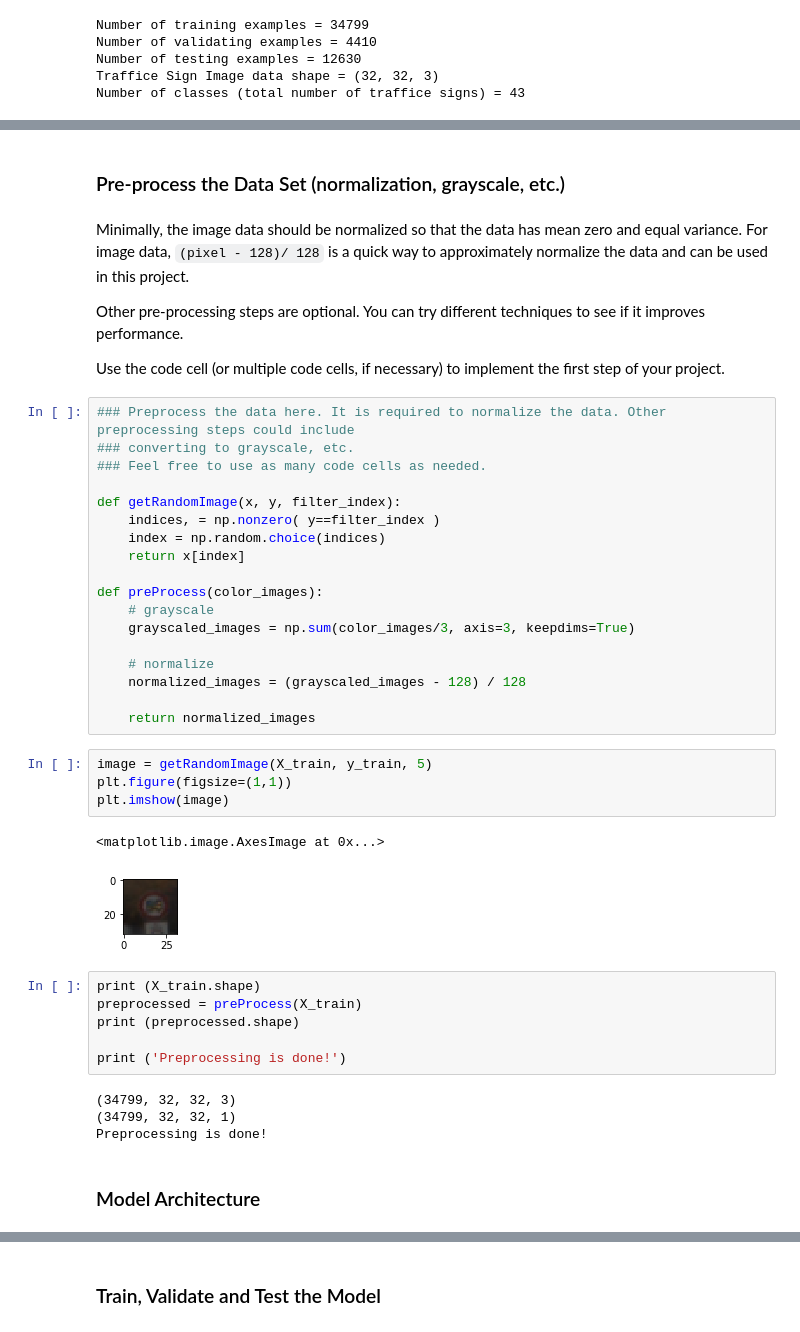
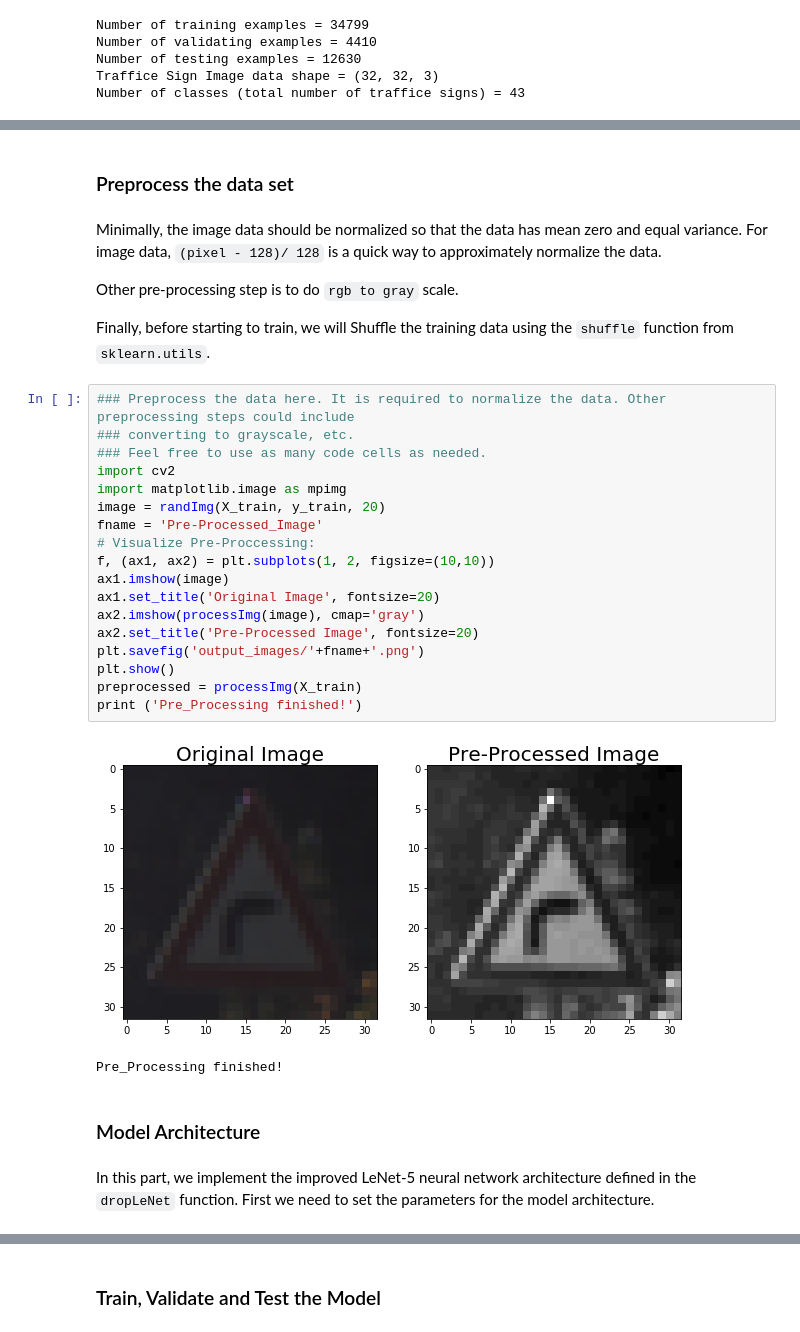
Before and after one commit to Sj-Amani/TrafficSign_Classifier, a Jupyter notebook: Traffic_Sign_Classifier.ipynb, the cells around one changed output, grey strips where cells are left out. Saved outputs shown, nothing was run; the diff lists cells and outputs as text.

```diff
--- a/Traffic_Sign_Classifier.ipynb
+++ b/Traffic_Sign_Classifier.ipynb
@@ -205,48 +305,37 @@ Here is an example of a [published baseline model on this problem](http://yann.l
-# %% [markdown]
-### Pre-process the Data Set (normalization, grayscale, etc.)
+# %% [markdown]
+### Preprocess the data set
 # %% [markdown]
-Minimally, the image data should be normalized so that the data has mean zero and equal variance. For image data, `(pixel - 128)/ 128` is a quick way to approximately normalize the data and can be used in this project.
+Minimally, the image data should be normalized so that the data has mean zero and equal variance. For image data, `(pixel - 128)/ 128` is a quick way to approximately normalize the data.
 
-Other pre-processing steps are optional. You can try different techniques to see if it improves performance.
+Other pre-processing step is to do `rgb to gray` scale.
 
-Use the code cell (or multiple code cells, if necessary) to implement the first step of your project.
+Finally, before starting to train, we will Shuffle the training data using the `shuffle` function from `sklearn.utils`.
-# %%
-### Preprocess the data here. It is required to normalize the data. Other preprocessing steps could include
-### converting to grayscale, etc.
-### Feel free to use as many code cells as needed.
-
-def getRandomImage(x, y, filter_index):
-    indices, = np.nonzero( y==filter_index )
-    index = np.random.choice(indices)
-    return x[index]
-
-def preProcess(color_images):
-    # grayscale
-    grayscaled_images = np.sum(color_images/3, axis=3, keepdims=True)
-
-    # normalize
-    normalized_images = (grayscaled_images - 128) / 128
-
-    return normalized_images
-# %%
-image = getRandomImage(X_train, y_train, 5)
-plt.figure(figsize=(1,1))
-plt.imshow(image)
-# %% [output]
-<matplotlib.image.AxesImage at 0x...>
-[figure, removed]
-# %%
-print (X_train.shape)
-preprocessed = preProcess(X_train)
-print (preprocessed.shape)
-
-print ('Preprocessing is done!')
-# %% [output]
-(34799, 32, 32, 3)
-(34799, 32, 32, 1)
-Preprocessing is done!
+# %%
+### Preprocess the data here. It is required to normalize the data. Other preprocessing steps could include
+### converting to grayscale, etc.
+### Feel free to use as many code cells as needed.
+import cv2
+import matplotlib.image as mpimg
+image = randImg(X_train, y_train, 20)
+fname = 'Pre-Processed_Image'
+# Visualize Pre-Proccessing:
+f, (ax1, ax2) = plt.subplots(1, 2, figsize=(10,10))
+ax1.imshow(image)
+ax1.set_title('Original Image', fontsize=20)
+ax2.imshow(processImg(image), cmap='gray')
+ax2.set_title('Pre-Processed Image', fontsize=20)
+plt.savefig('output_images/'+fname+'.png')
+plt.show()
+preprocessed = processImg(X_train)
+print ('Pre_Processing finished!')
+# %% [output]
+[figure, added]
+Pre_Processing finished!
 # %% [markdown]
 ### Model Architecture
+# %% [markdown]
+In this part, we implement the improved LeNet-5 neural network architecture defined in the `dropLeNet` function.
+First we need to set the parameters for the model architecture.
 # %%
 import tensorflow as tf
 from sklearn.utils import shuffle
```
Also changed, not shown: parts of 33 cells of this notebook, 21 other files.
